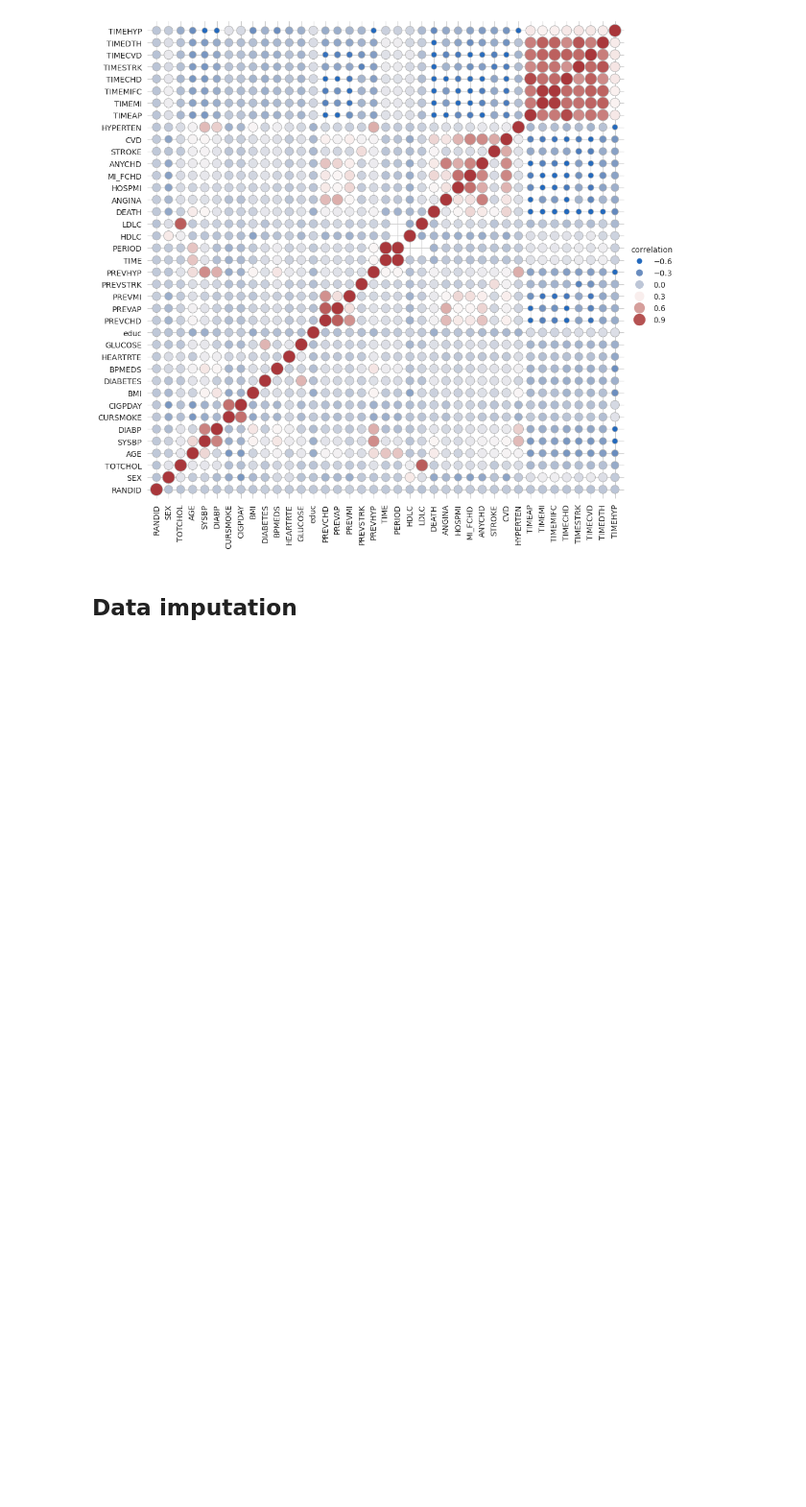
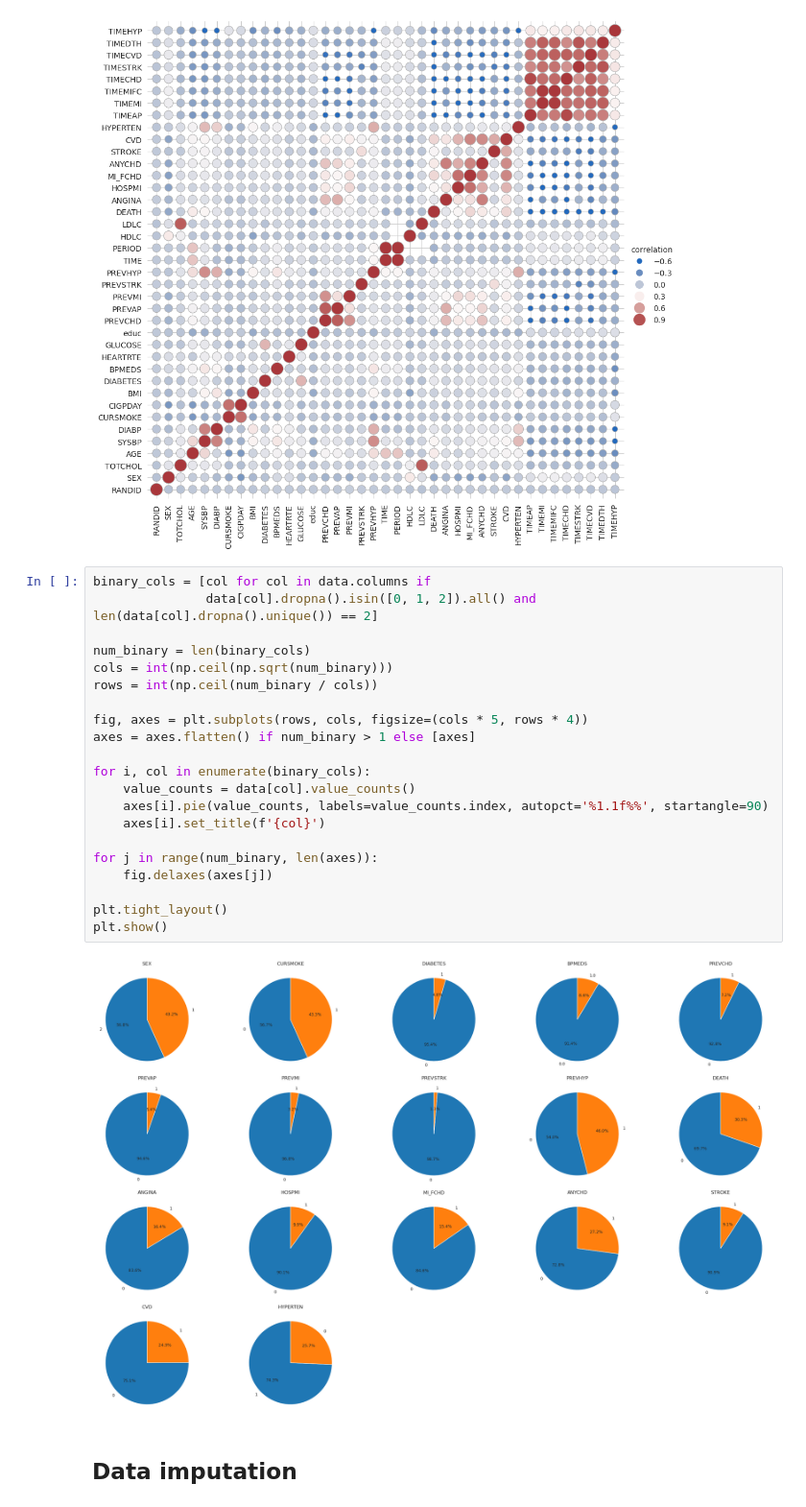
Before and after one commit to Peiprjs/MAI3002-Framingham_Heart_Study, a Jupyter notebook: Code.ipynb, the cells around one changed output. Shown at 96% size. Saved outputs shown, nothing was run; the diff lists cells and outputs as text; blank space fills up the shorter version.

Commit message:
Added pie charts

```diff
--- a/Code.ipynb
+++ b/Code.ipynb
@@ -109,6 +109,29 @@ def corr_plot(input_df):
 corr_plot(data)
 # %% [output]
 [figure]
+# %%
+binary_cols = [col for col in data.columns if
+               data[col].dropna().isin([0, 1, 2]).all() and len(data[col].dropna().unique()) == 2]
+
+num_binary = len(binary_cols)
+cols = int(np.ceil(np.sqrt(num_binary)))
+rows = int(np.ceil(num_binary / cols))
+
+fig, axes = plt.subplots(rows, cols, figsize=(cols * 5, rows * 4))
+axes = axes.flatten() if num_binary > 1 else [axes]
+
+for i, col in enumerate(binary_cols):
+    value_counts = data[col].value_counts()
+    axes[i].pie(value_counts, labels=value_counts.index, autopct='%1.1f%%', startangle=90)
+    axes[i].set_title(f'{col}')
+
+for j in range(num_binary, len(axes)):
+    fig.delaxes(axes[j])
+
+plt.tight_layout()
+plt.show()
+# %% [output]
+[figure, added]
 # %% [markdown]
 ## Data imputation
 # %%
```
Also changed, not shown: parts of 1 cell of this notebook.
